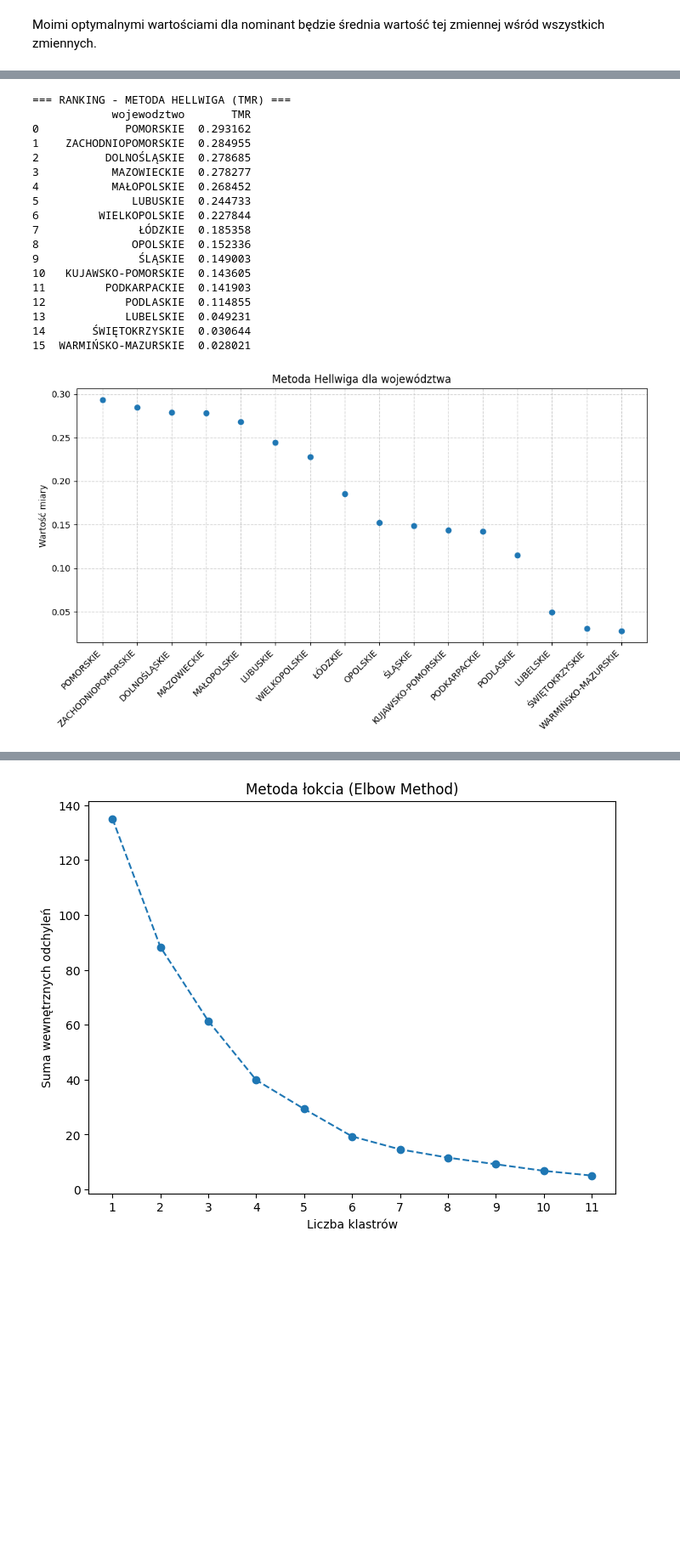
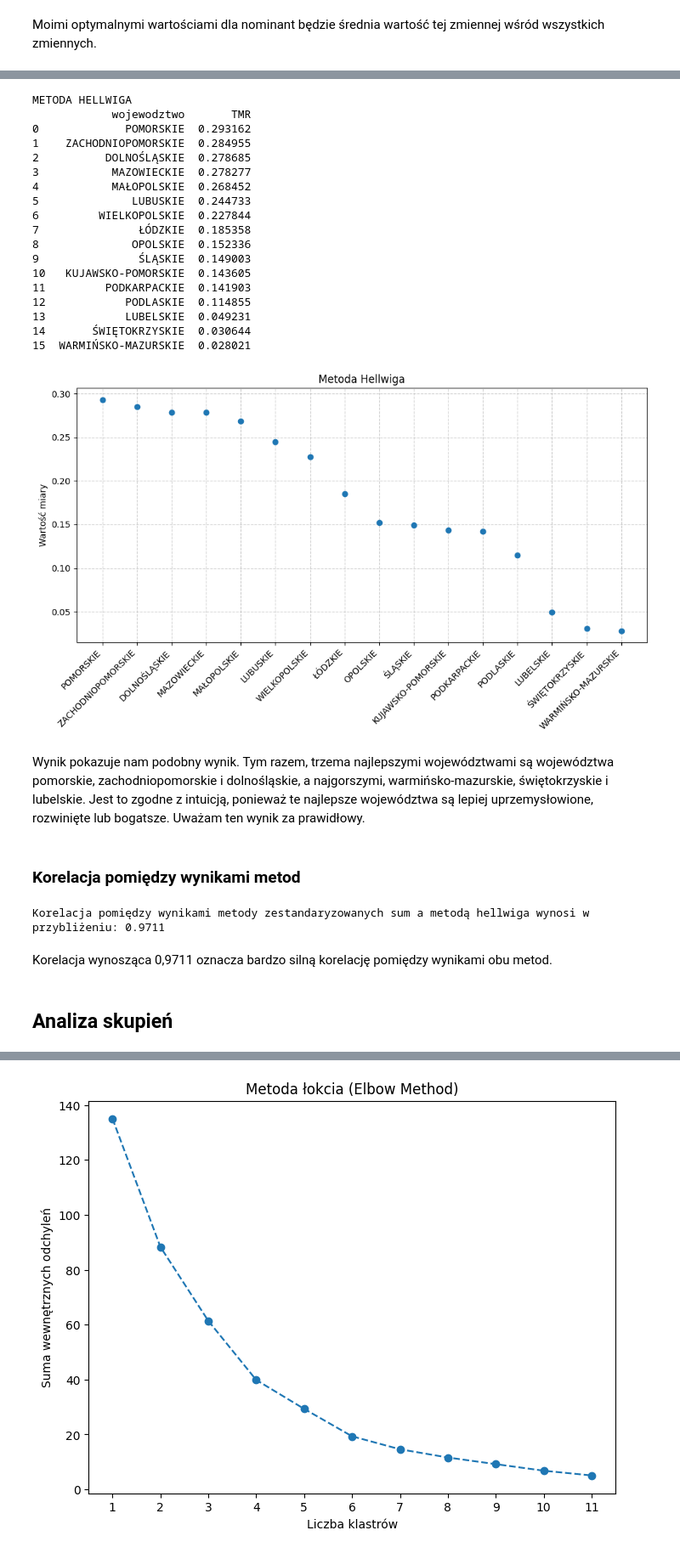
Before and after one commit to Jakaz78/Analiza, a Jupyter notebook: main.ipynb, the cells around one changed output, grey strips where cells are left out. Shown at 85% size. Drawn from its saved outputs; the diff is of its cells as text; code cells hidden in the pictures; blank space fills up the shorter version.

```diff
--- a/main.ipynb
+++ b/main.ipynb
@@ -170,12 +191,12 @@ def standaryzacja(df):
         df[col] = (df[col] - mean) / stdev
     return df
 
-def stworz_wykres(arguments, values, label, rodzaj, legenda, title):
+def stworz_wykres(arguments, values, label, legenda, title):
 
     fig, ax = plt.subplots(figsize=(10, 6))
     ax.scatter(arguments, values, zorder=3)
     ax.grid(True, linestyle='--', alpha=0.6, zorder=0)
-    ax.set_title(f"{title} dla {rodzaj}")
+    ax.set_title(f"{title}")
     plt.xticks(arguments, label, rotation=45, ha='right')
     ax.set_ylabel(legenda)
     fig.tight_layout()
@@ -258,37 +284,48 @@ wojewodztwa_hellwig['odleglosc_od_wzorca'] = odleglosci
 d0 = np.mean(odleglosci) + 2 * np.std(odleglosci)
 wojewodztwa_hellwig['TMR'] = 1 - (wojewodztwa_hellwig['odleglosc_od_wzorca'] / d0)
 
 posortowane_hellwig = wojewodztwa_hellwig[['wojewodztwo', 'TMR']].sort_values(
     by='TMR', ascending=False).reset_index(drop=True)
 
-print("\n=== RANKING - METODA HELLWIGA (TMR) ===")
+print("\nMETODA HELLWIGA")
 print(posortowane_hellwig)
 
 
 X = range(len(posortowane_hellwig))
 Y = posortowane_hellwig['TMR'].values
 labels = posortowane_hellwig['wojewodztwo']
-stworz_wykres(X, Y, labels, "województwa", "Wartość miary", "Metoda Hellwiga")
+stworz_wykres(X, Y, labels, "Wartość miary", "Metoda Hellwiga")
 # %% [output]
-=== RANKING - METODA HELLWIGA (TMR) ===
+METODA HELLWIGA
             wojewodztwo       TMR
 0             POMORSKIE  0.293162
 1    ZACHODNIOPOMORSKIE  0.284955
 2          DOLNOŚLĄSKIE  0.278685
 3           MAZOWIECKIE  0.278277
 4           MAŁOPOLSKIE  0.268452
 5              LUBUSKIE  0.244733
 6         WIELKOPOLSKIE  0.227844
 7               ŁÓDZKIE  0.185358
 8              OPOLSKIE  0.152336
 9               ŚLĄSKIE  0.149003
 10   KUJAWSKO-POMORSKIE  0.143605
 11         PODKARPACKIE  0.141903
 12            PODLASKIE  0.114855
 13            LUBELSKIE  0.049231
 14       ŚWIĘTOKRZYSKIE  0.030644
 15  WARMIŃSKO-MAZURSKIE  0.028021
-[figure, old version]
+[figure, new version]
+# %% [markdown]
+Wynik pokazuje nam podobny wynik. Tym razem, trzema najlepszymi województwami są województwa pomorskie, zachodniopomorskie i dolnośląskie, a najgorszymi, warmińsko-mazurskie, świętokrzyskie i lubelskie. Jest to zgodne z intuicją, ponieważ te najlepsze województwa są lepiej uprzemysłowione, rozwinięte lub bogatsze. Uważam ten wynik za prawidłowy.
+# %% [markdown]
+### <a id="korelacja-wynikow"></a>Korelacja pomiędzy wynikami metod
+# %%
+corr_beetween = posortowane_stand["syntetyczna_standaryzowana"].corr(posortowane_hellwig["TMR"], method="pearson")
+print(f"Korelacja pomiędzy wynikami metody zestandaryzowanych sum a metodą hellwiga wynosi w przybliżeniu: {round(corr_beetween,4)}")
+# %% [output]
+Korelacja pomiędzy wynikami metody zestandaryzowanych sum a metodą hellwiga wynosi w przybliżeniu: 0.9711
+# %% [markdown]
+Korelacja wynosząca 0,9711 oznacza bardzo silną korelację pomiędzy wynikami obu metod.
 # %%
 def plt_wykres(n_clusters):
     plt.title(f"Wizualizacja klastrów KMeans (PCA) - {n_clusters} klastrów")
@@ -296,3 +333,5 @@ def plt_wykres(n_clusters):
     plt.ylabel("PCA2")
     plt.legend(title="Klastry", loc='upper right')
     plt.show()
+# %% [markdown]
+## <a id="analiza-skupien"></a>Analiza skupień
```
Also changed, not shown: parts of 35 cells of this notebook, 2 other files.
